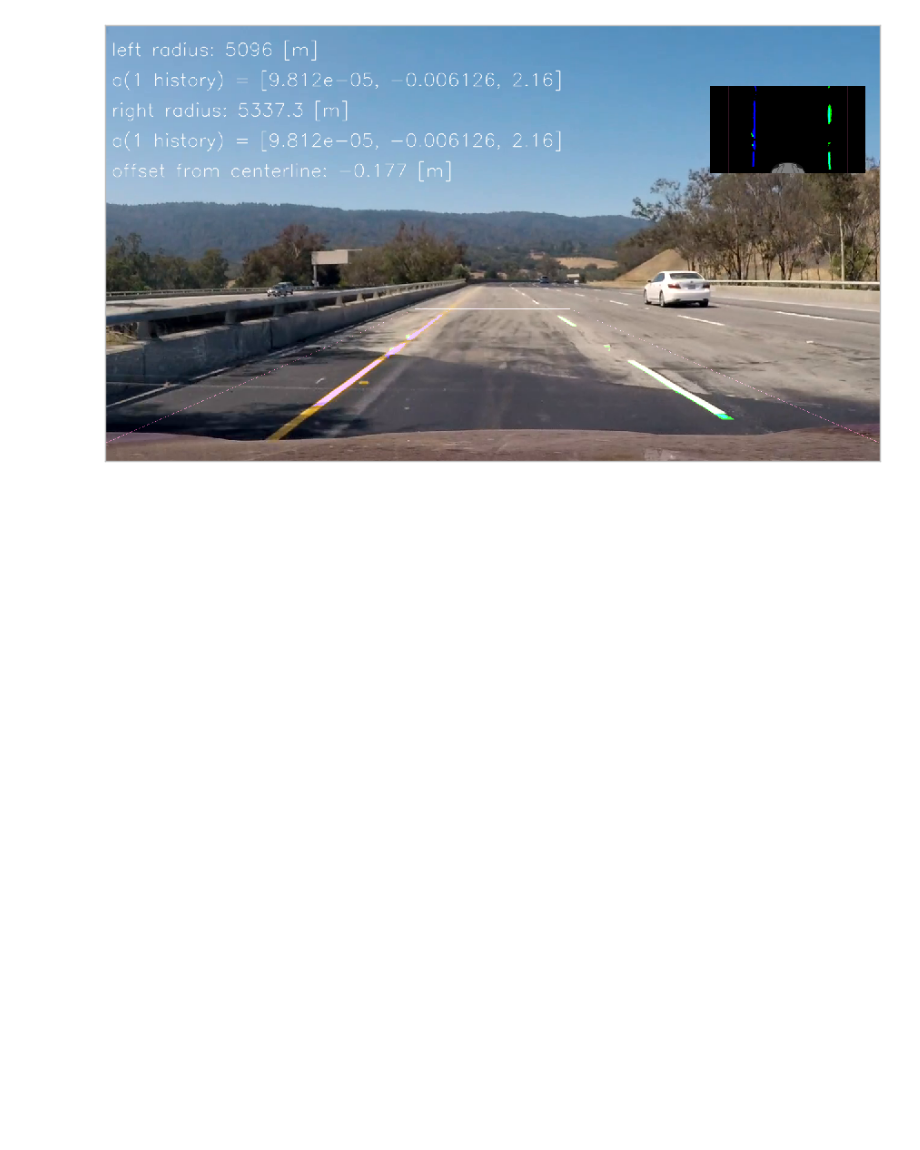
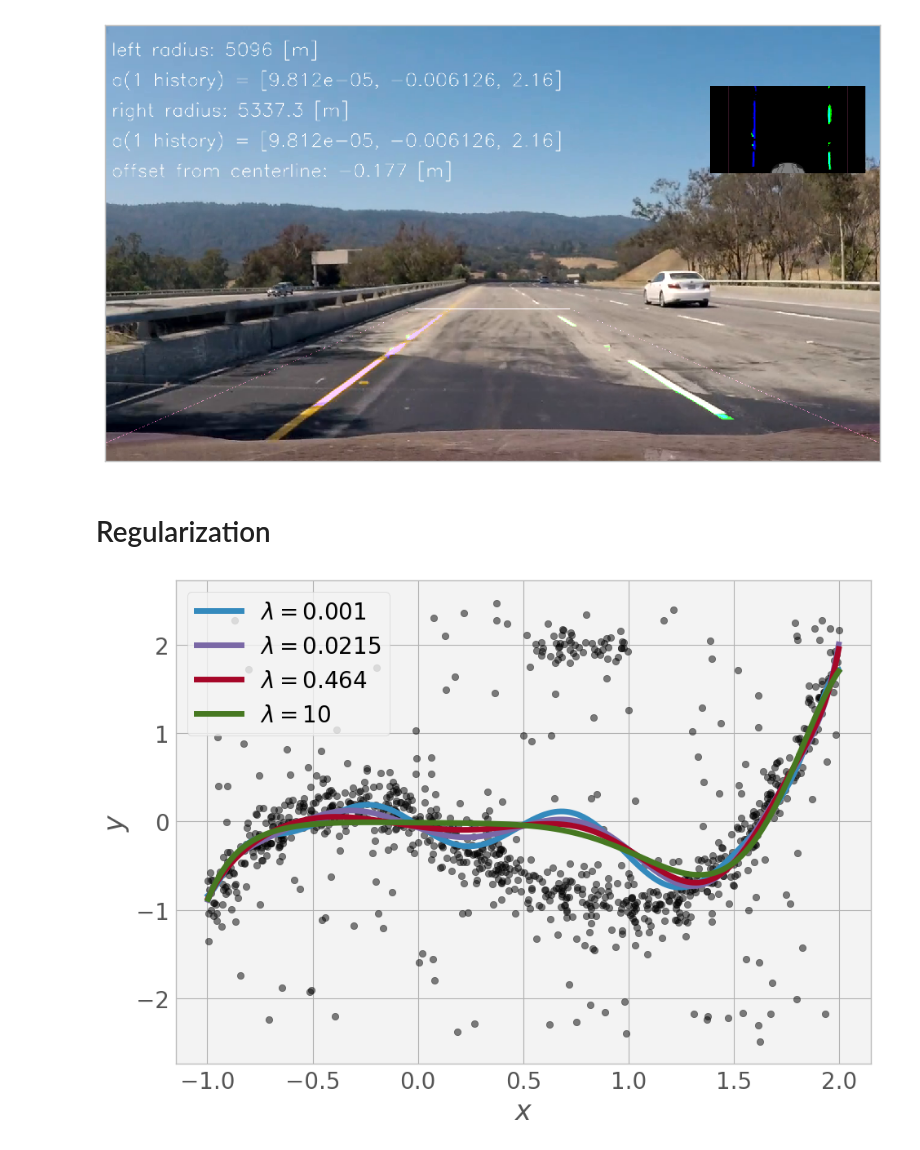
Before and after one commit to tsbertalan/laneLines, a Jupyter notebook: Thresholds Experiments.ipynb, the cells around one changed output. Drawn from its saved outputs; the diff is of its cells as text; code cells hidden in the pictures; blank space fills up the shorter version.

Commit message:
Do some experimenting towards a more systematic thresholding.

```diff
--- a/Thresholds Experiments.ipynb
+++ b/Thresholds Experiments.ipynb
@@ -350,6 +348,6 @@ A Jupyter Widget
 # %%
-fig, ax = plt.subplots()
-counts = np.array(counts)
-ax.hist(counts[(counts < 20000) & (counts > 5000)], bins=32)
-ax.set_xlabel('number of pixels over threshold')
-ax.set_ylabel('number of frames');
+# fig, ax = plt.subplots()
+# counts = np.array(counts)
+# ax.hist(counts[(counts < 20000) & (counts > 5000)], bins=32)
+# ax.set_xlabel('number of pixels over threshold')
+# ax.set_ylabel('number of frames');
@@ -501,3 +721,45 @@ utils.show(laneFinder.draw(frame, showTrapezoid=True, showLane=False, showCentro
 # laneFinder.show(frame, axes=[ax]);
 # %% [output]
 [figure]
+# %% [markdown]
+# Regularization
+# %%
+X = np.random.uniform(low=-1, high=2, size=(1000,))
+X.sort()
+Y1 = X ** 3 - X ** 2 - X + np.random.normal(size=X.shape, scale=.2)
+Y = Y1
+
+Y2 = np.random.uniform(low=-2.5, high=2.5, size=Y1.shape)
+pnoise = .2
+Y = [np.random.choice([y, y2], p=[1-pnoise, pnoise]) for (y, y2) in zip(Y, Y2)]
+
+Y2 = np.copy(Y1)
+for i in range(len(Y2)):
+    if .5 < X[i] < 1:
+        Y2[i] = np.random.normal(loc=2, scale=.1)
+pnoise = .3
+Y = [np.random.choice([y, y2], p=[1-pnoise, pnoise]) for (y, y2) in zip(Y, Y2)]
+
+def regularizedPolyfit(x, y, deg, lamb=0):
+    if lamb == 0:
+        return np.polyfit(x, y, deg)
+    else:
+        A = np.stack([x**k for k in range(deg)[::-1]]).T
+        n_col = A.shape[1]
+        fit, residuals, rank, s = np.linalg.lstsq(
+            A.T.dot(A) + lamb * np.identity(n_col),
+            A.T.dot(y)
+        )
+        return fit
+
+fig, ax = plt.subplots()
+ax.scatter(X, Y, color='black', alpha=.5)
+
+for lamb in np.logspace(-3, 1, 4):
+    fit = regularizedPolyfit(X, Y, lamb=lamb)
+    ax.plot(X, np.polyval(fit, X), label='$\lambda=%.3g$' % lamb, linewidth=5)
+ax.legend()
+ax.set_xlabel('$x$')
+ax.set_ylabel('$y$');
+# %% [output]
+[figure, added]
```
Also changed, not shown: parts of 17 cells of this notebook.
